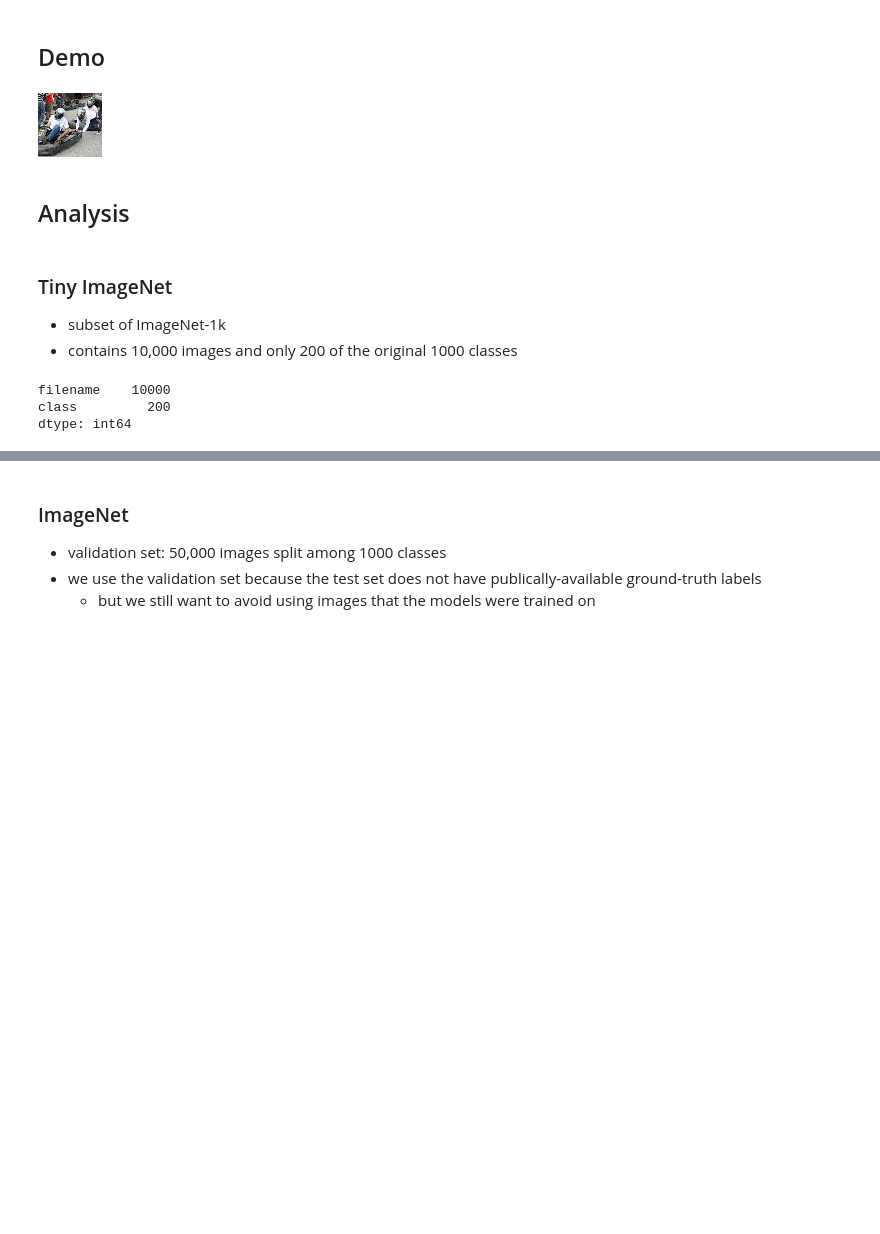
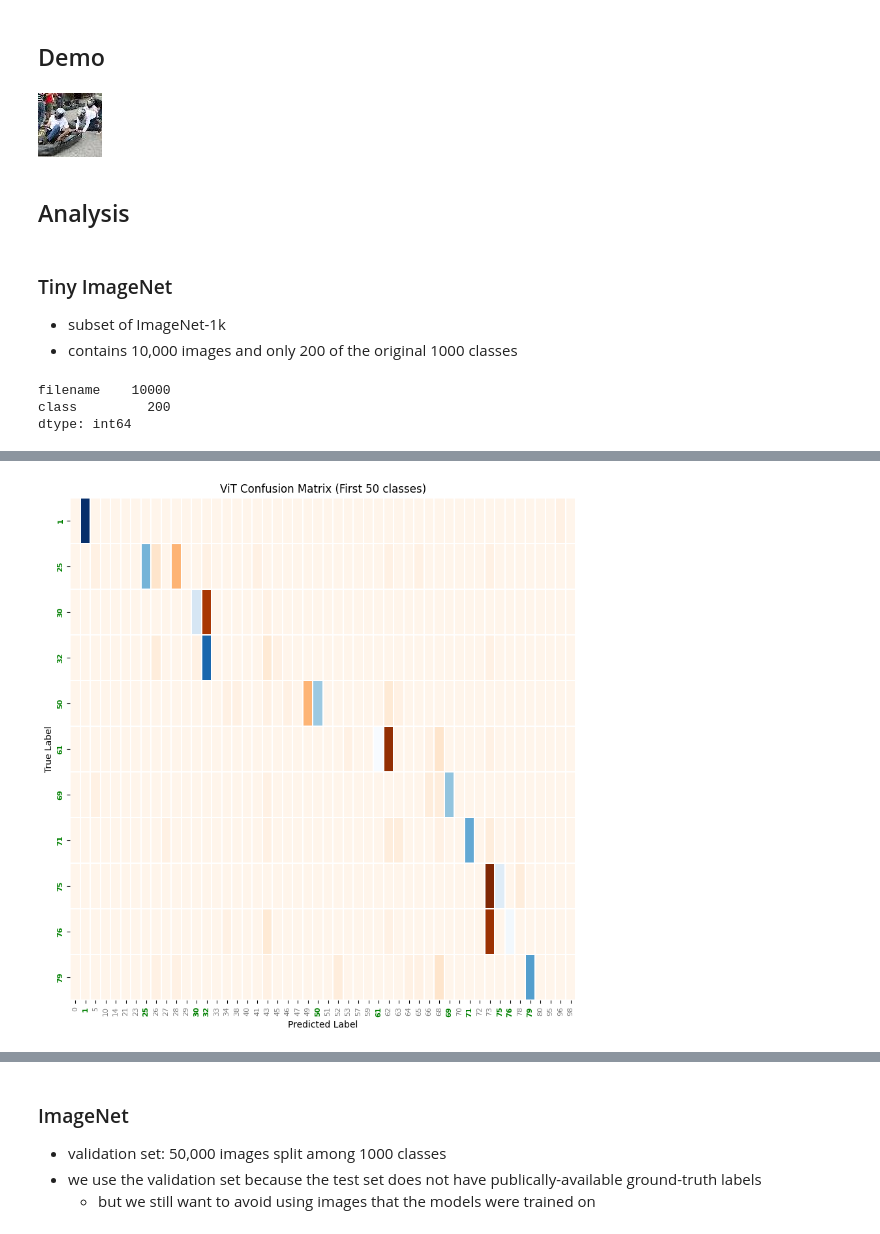
Before and after one commit to MagneticZebra/ViT-vs-CNN, a Jupyter notebook: cnn_vs_vit.ipynb, the cells around one changed output, grey strips where cells are left out. Cells and saved outputs as stored; diff of their text form; code cells hidden in the pictures; blank space fills up the shorter version.

```diff
--- a/cnn_vs_vit.ipynb
+++ b/cnn_vs_vit.ipynb
@@ -245 +221,86 @@ Correct predictions for class 1: 14
+# %%
+num_classes_to_plot = 50
+skip = 1
+# Get unique labels from the true labels
+vit_true_classes = np.unique(vit_labels)
+vit_pred_classes = np.unique(vit_preds)
+
+class_names = [label for label in np.unique(np.concatenate([vit_true_classes, vit_pred_classes]))]
+
+# Filter rows based on true classes
+true_class_indices = [i for i, label in enumerate(class_names[:num_classes_to_plot:skip]) if label in vit_true_classes]
+
+
+# Filter the confusion matrix to include only rows for true classes and the first 50 columns
+cm_vit_filtered = cm_vit[np.ix_(true_class_indices, range(0, num_classes_to_plot, skip))]
+
+# Proceed if cm_bit_filtered is valid
+if cm_vit_filtered.size > 0:
+    filtered_vit_pred_classes = [class_names[i] for i in true_class_indices]
+
+    # Create a mask for matching rows and columns
+    mask_match = np.zeros_like(cm_vit_filtered, dtype=bool)
+    for i, row_label in enumerate(filtered_vit_pred_classes):
+        for j, col_label in enumerate(vit_pred_classes[:num_classes_to_plot:skip]):
+            if row_label == col_label:
+                mask_match[i, j] = True
+
+# Plot the heatmap for the filtered confusion matrix
+plt.figure(figsize=(10, 10))
+
+ax = sns.heatmap(
+    cm_vit_filtered,
+    annot=False,
+    fmt="d",
+    cmap="Blues",  # Custom colormap
+    xticklabels=vit_pred_classes[:num_classes_to_plot:skip],
+    yticklabels=filtered_vit_pred_classes,
+    mask=~mask_match,  # Mask non-matching rows and columns
+    cbar=False
+)
+
+# Highlight specific yticklabels
+yticklabels = ax.get_yticklabels()
+for label in yticklabels:
+     class_label = (label.get_text())
+     if class_label in  map(str, vit_true_classes):
+        label.set_color("green")
+        label.set_fontweight("bold")
+        label.set_fontsize(12)
+     else:
+        label.set_alpha(0.5)
+
+# Highlight specific xticklabels
+xticklabels = ax.get_xticklabels()
+for label in xticklabels:
+    class_label = (label.get_text())
+    if class_label in  map(str, vit_true_classes):
+        label.set_color("green")
+        label.set_fontweight("bold")
+        label.set_fontsize(12)
+    else:
+        label.set_alpha(0.5)
+
+# Add a second heatmap overlay to highlight incorrect predictions
+sns.heatmap(
+    cm_vit_filtered,
+    annot=False,
+    fmt="",
+    cmap="Oranges",  # Different colormap for incorrect predictions
+    xticklabels=vit_pred_classes[:num_classes_to_plot:skip],
+    yticklabels=filtered_vit_pred_classes,
+    mask=mask_match,  # Mask matching predictions
+    cbar=False,
+    linewidths=0.1,
+)
+
+# Add labels and title
+plt.title("ViT Confusion Matrix (First 50 classes)")
+plt.xlabel("Predicted Label")
+plt.ylabel("True Label")
+plt.xticks(fontsize=8)
+plt.yticks(fontsize=8)
+plt.show()
+# %% [output]
+[figure, added]
 # %%
```
Also changed, not shown: parts of 16 cells of this notebook, 6 other files.
